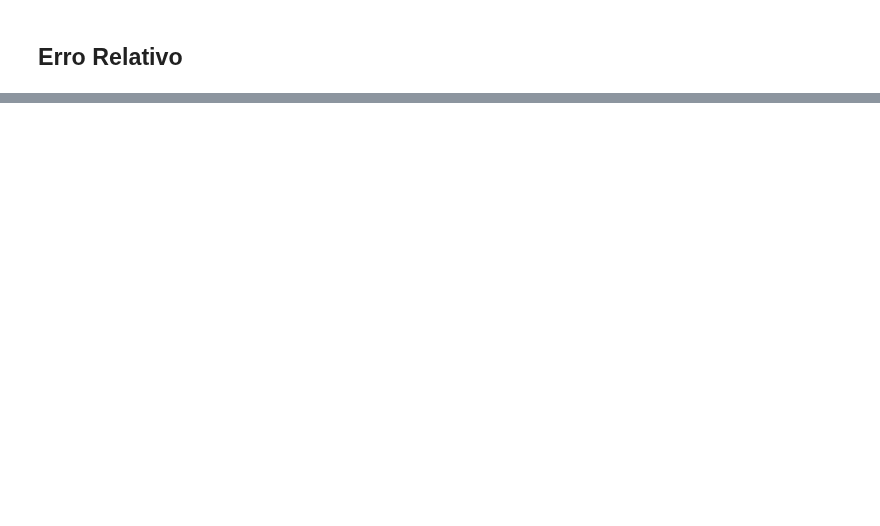
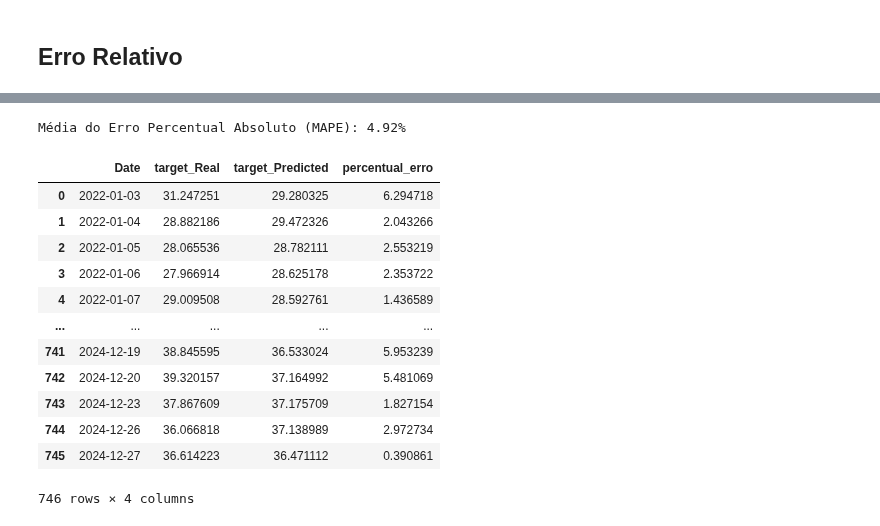
Before and after one commit to Juanpcsdev/Oil-Stock-Project, a Jupyter notebook: Notebooks/Analise/analisePreditiva_real.ipynb, the cells around one changed output, grey strips where cells are left out. Saved outputs shown, nothing was run; the diff lists cells and outputs as text; code cells hidden in the pictures; blank space fills up the shorter version.

```diff
--- a/Notebooks/Analise/analisePreditiva_real.ipynb
+++ b/Notebooks/Analise/analisePreditiva_real.ipynb
@@ -508,18 +494,18 @@ Pontuação média de validação cruzada: 3.31725613773891
 # %%
-from sklearn.feature_selection import SelectFromModel
-from sklearn.linear_model import Ridge
+# from sklearn.feature_selection import SelectFromModel
+# from sklearn.linear_model import Ridge
 
-# Ajustar um modelo Ridge para seleção de features
-ridge_model = Ridge(alpha=0.1)
-ridge_model.fit(X_train_scaled, y_train)
+# # Ajustar um modelo Ridge para seleção de features
+# ridge_model = Ridge(alpha=0.1)
+# ridge_model.fit(X_train_scaled, y_train)
 
-# Selecionar as features mais importantes
-sfm = SelectFromModel(ridge_model, threshold=0.1)  # Ajuste o threshold conforme necessário
-X_train_selected = sfm.transform(X_train_scaled)
-X_test_selected = sfm.transform(X_test_scaled)
+# # Selecionar as features mais importantes
+# sfm = SelectFromModel(ridge_model, threshold=0.1)  # Ajuste o threshold conforme necessário
+# X_train_selected = sfm.transform(X_train_scaled)
+# X_test_selected = sfm.transform(X_test_scaled)
 
-# Re-treinar com as features selecionadas
-ridge_model.fit(X_train_selected, y_train)
-y_pred_selected = ridge_model.predict(X_test_selected)
-test_error_selected = mean_squared_error(y_test, y_pred_selected)
-print(f"Erro no teste após seleção de features: {test_error_selected}")
+# # Re-treinar com as features selecionadas
+# ridge_model.fit(X_train_selected, y_train)
+# y_pred_selected = ridge_model.predict(X_test_selected)
+# test_error_selected = mean_squared_error(y_test, y_pred_selected)
+# print(f"Erro no teste após seleção de features: {test_error_selected}")
@@ -1064,3 +1089,9 @@ print(f'Erro Percentual Total: {total_error_percentage:.2f}%')
 # %%
 # Calculando o erro percentual absoluto (percentual de erro)
 comparison_df['percentual_erro'] = (abs(comparison_df['target_Real'] - comparison_df['target_Predicted']) / abs(comparison_df['target_Real'])) * 100
+
+# Calcular o erro percentual médio (MAPE)
+mape = comparison_df['percentual_erro'].mean()
+print(f'Média do Erro Percentual Absoluto (MAPE): {mape:.2f}%')
+# %% [output]
+Média do Erro Percentual Absoluto (MAPE): 4.92%
@@ -1071,9 +1098,23 @@ print(f'Média do Erro Percentual Absoluto (MAPE): {mape:.2f}%')
 # %%
 # Exibindo os erros percentuais para cada previsão
 display(comparison_df[['Date', 'target_Real', 'target_Predicted', 'percentual_erro']])
 
 # Salvando os erros percentuais em um arquivo CSV
-comparison_df[['Date', 'target_Real', 'target_Predicted', 'percentual_erro']].to_csv('../../camada_ouro/erros_percentuais_real.csv', index=False)
+comparison_df[['Date', 'target_Real', 'target_Predicted', 'percentual_erro']].to_csv('../../camada_ouro/comparison_real_vs_preds_vs_erros_Real.csv', index=False)
+# %% [output]
+|  | Date | target_Real | target_Predicted | percentual_erro |
+| 0 | 2022-01-03 | 31.247251 | 29.280325 | 6.294718 |
+| 1 | 2022-01-04 | 28.882186 | 29.472326 | 2.043266 |
+| 2 | 2022-01-05 | 28.065536 | 28.782111 | 2.553219 |
+| 3 | 2022-01-06 | 27.966914 | 28.625178 | 2.353722 |
+| 4 | 2022-01-07 | 29.009508 | 28.592761 | 1.436589 |
+| ... | ... | ... | ... | ... |
+| 741 | 2024-12-19 | 38.845595 | 36.533024 | 5.953239 |
+| 742 | 2024-12-20 | 39.320157 | 37.164992 | 5.481069 |
+| 743 | 2024-12-23 | 37.867609 | 37.175709 | 1.827154 |
+| 744 | 2024-12-26 | 36.066818 | 37.138989 | 2.972734 |
+| 745 | 2024-12-27 | 36.614223 | 36.471112 | 0.390861 |
+746 rows × 4 columns
 # %%
 # Calculando os resíduos
 residuals = y_test - y_pred_ridge_filtered
```
Also changed, not shown: parts of 16 cells of this notebook, 6 other files.
